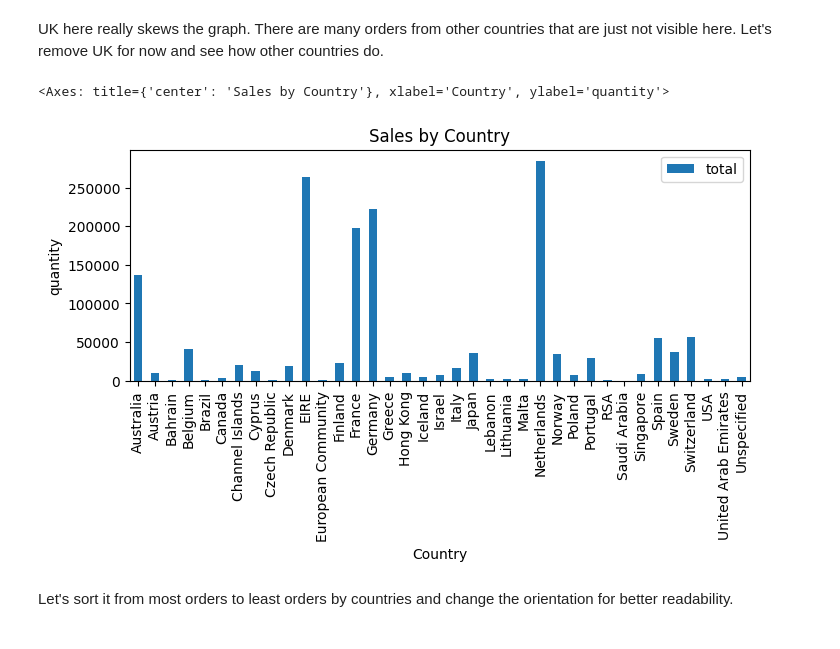
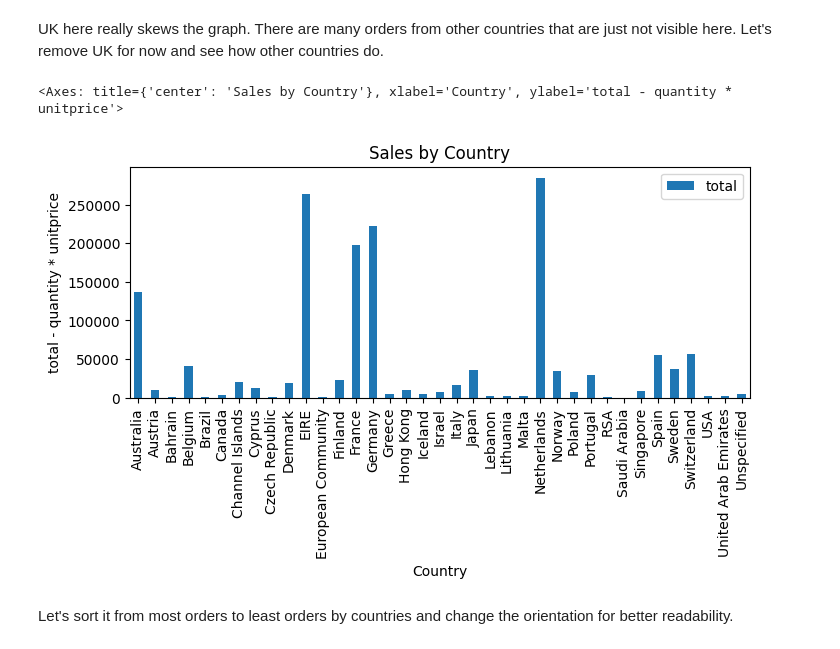
Before and after one commit to agpt8/data_science_portfolio, a Jupyter notebook: retail-data-summary.ipynb, the cells around one changed output. Drawn from its saved outputs; the diff is of its cells as text; code cells hidden in the pictures.

```diff
--- a/retail-data-summary.ipynb
+++ b/retail-data-summary.ipynb
@@ -252,14 +252,14 @@ UK here really skews the graph. There are many orders from other countries that
 # %%
 (sales_f
     .query('Country != "United Kingdom"')
     .assign(total=sales_f.Quantity * sales_f.UnitPrice, year=sales_f.InvoiceDate.dt.year)
     .groupby("Country")
     .sum(numeric_only=True)
-    .total.plot.bar(title="Sales by Country", figsize=(8, 3), ylabel='quantity', legend=True)
+    .total.plot.bar(title="Sales by Country", figsize=(8, 3), ylabel='total - quantity * unitprice', legend=True)
 )
 # %% [output]
-<Axes: title={'center': 'Sales by Country'}, xlabel='Country', ylabel='quantity'>
+<Axes: title={'center': 'Sales by Country'}, xlabel='Country', ylabel='total - quantity * unitprice'>
-[figure, old version]
+[figure, new version]
 # %% [markdown]
 Let's sort it from most orders to least orders by countries and change the orientation for better readability.
 # %%
```
Also changed, not shown: parts of 11 cells of this notebook.
